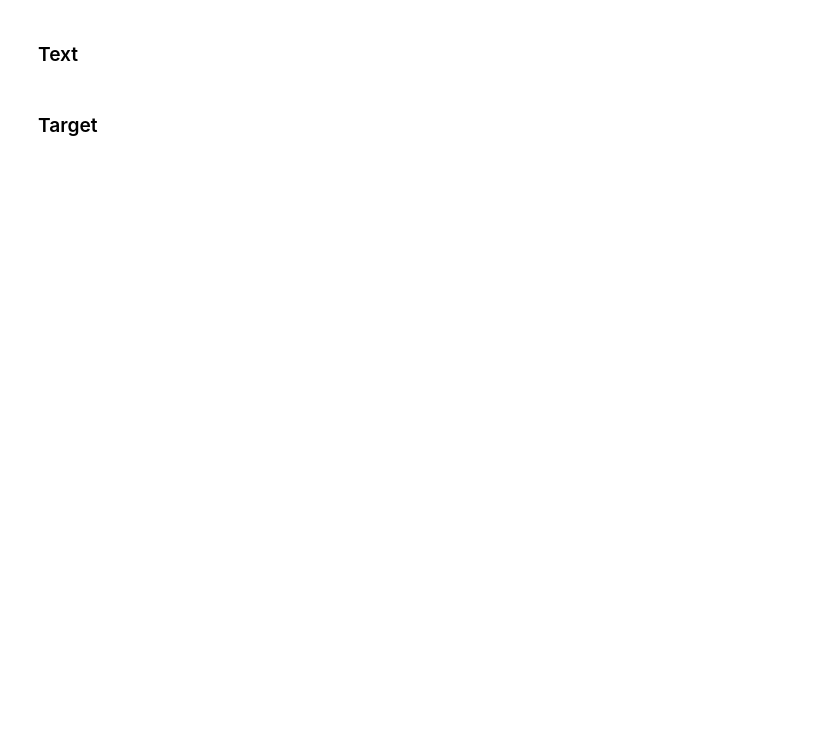
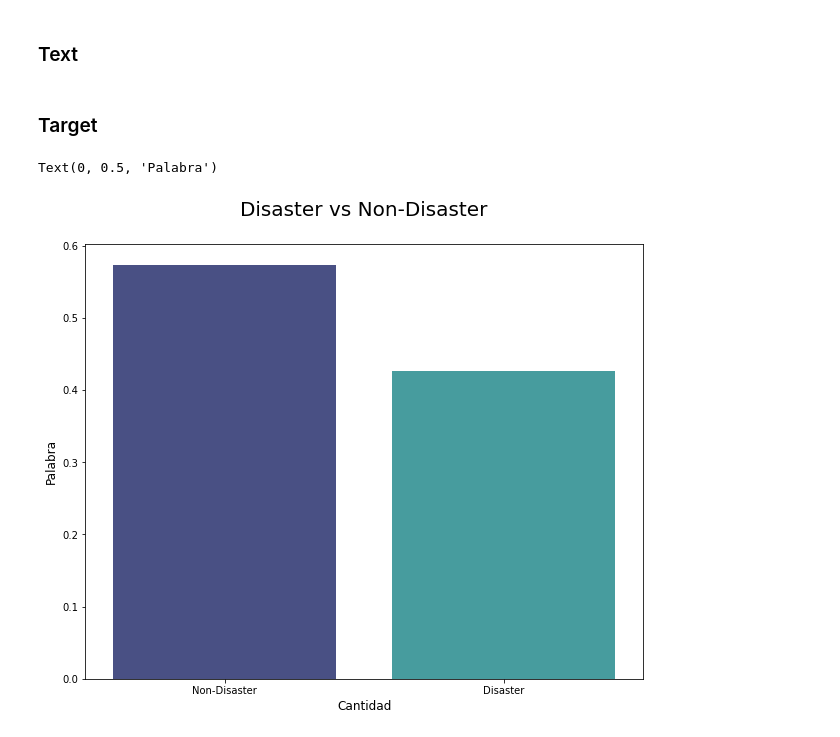
Before and after one commit to UVG-Teams/NLP-Disaster-Tweets, a Jupyter notebook: main.ipynb, the cells around one changed output. Saved outputs shown, nothing was run; the diff lists cells and outputs as text; code cells hidden in the pictures; blank space fills up the shorter version.

```diff
--- a/main.ipynb
+++ b/main.ipynb
@@ -102,3 +112,14 @@ Text(0, 0.5, 'Palabra')
 ### Text
 # %% [markdown]
 ### Target
+# %%
+plt.figure(figsize=(10, 8))
+target_values = ['Non-Disaster', 'Disaster']
+target = data['target'].value_counts(normalize=True)
+sns.barplot(x=target_values, y=target, palette='mako')
+plt.title('Disaster vs Non-Disaster\n', fontsize=20)
+plt.xlabel('Cantidad', fontsize=12)
+plt.ylabel('Palabra', fontsize=12)
+# %% [output]
+Text(0, 0.5, 'Palabra')
+[figure, added]
```
Also changed, not shown: parts of 5 cells of this notebook.
